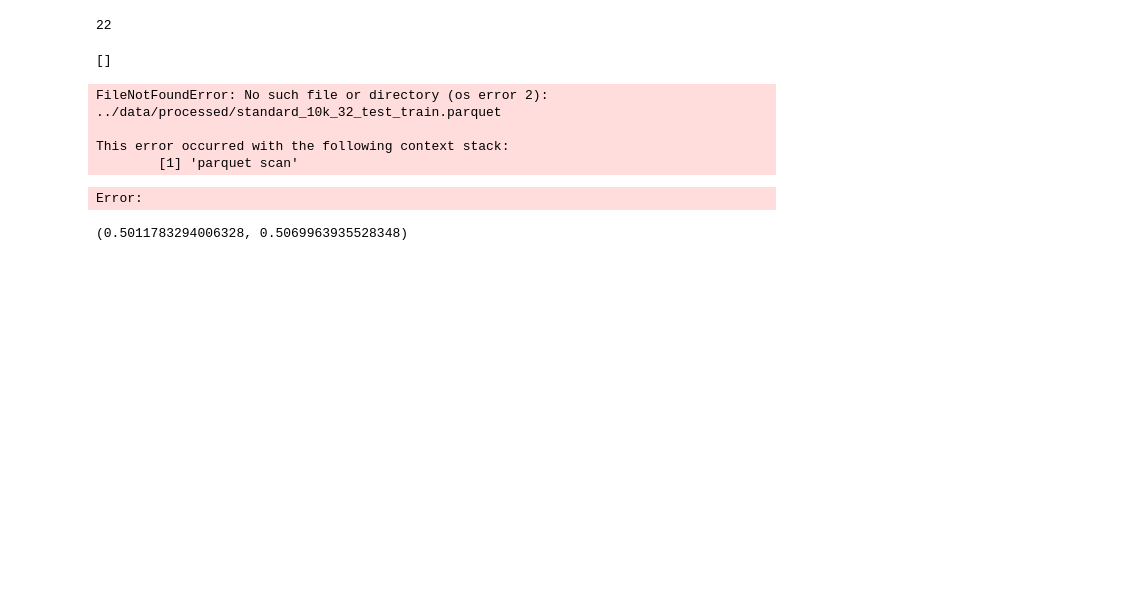
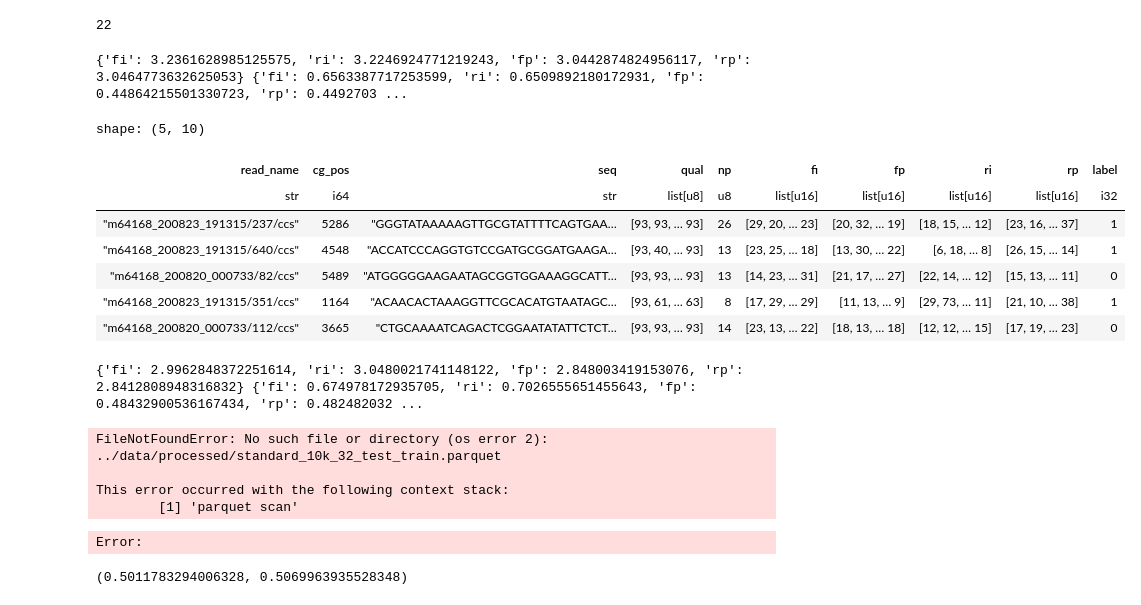
Before and after one commit to hcharlton/methyl-jepa, a Jupyter notebook: notebooks/explore-0.0.ipynb, the cells around one changed output. Drawn from its saved outputs; the diff is of its cells as text; code cells hidden in the pictures; blank space fills up the shorter version.

Commit message:
modify training dataset generator script to include np and qual tags for each sample. the training bam does not include sm/sx

```diff
--- a/notebooks/explore-0.0.ipynb
+++ b/notebooks/explore-0.0.ipynb
@@ -26,10 +64,64 @@ df.select('read_name').n_unique()
 # %% [output]
 22
 # %%
-templist = list(range(10))
-templist[]
+subset_q = (
+    pl.scan_parquet(os.path.expanduser('~/mutationalscanning/Workspaces/chcharlton/methyl-jepa/data/processed/standard_600k_32_train.parquet'),
+                    schema = {'read_name': pl.String,
+                              'cg_pos': pl.Int64,
+                              'seq': pl.String,
+                              'fi': pl.List(pl.UInt16),
+                              'fp': pl.List(pl.UInt16),
+                              'ri': pl.List(pl.UInt16),
+                              'rp': pl.List(pl.UInt16),
+                              'label': pl.Int32
+                              })
+    .head(1_000_000)
+    )
+
+KINETICS_FEATURES = ['fi', 'ri', 'fp', 'rp']
+subset_df = subset_q.collect()
+
+def compute_log_normalization_stats(df, features, epsilon=1):
+    means = {col: (df[col].explode() + epsilon).log().mean() for col in features}
+    stds = {col: (df[col].explode() + epsilon).log().explode().std() for col in features}
+    return means, stds
+
+train_means, train_stds = compute_log_normalization_stats(subset_df, KINETICS_FEATURES)
+print(train_means, train_stds)
 # %% [output]
-[]
+{'fi': 3.2361628985125575, 'ri': 3.2246924771219243, 'fp': 3.0442874824956117, 'rp': 3.0464773632625053} {'fi': 0.6563387717253599, 'ri': 0.6509892180172931, 'fp': 0.44864215501330723, 'rp': 0.4492703 ...
+# %%
+q = (pl.scan_parquet(os.path.expanduser('~/mutationalscanning/Workspaces/chcharlton/methyl-jepa/data/processed/standard_600k_32_v2_test_test.parquet'))
+     .head()
+)
+q.collect()
+# %% [output]
+shape: (5, 10)
+| read_name | cg_pos | seq | qual | np | fi | fp | ri | rp | label |
+| str | i64 | str | list[u8] | u8 | list[u16] | list[u16] | list[u16] | list[u16] | i32 |
+| "m64168_200823_191315/237/ccs" | 5286 | "GGGTATAAAAAGTTGCGTATTTTCAGTGAA… | [93, 93, … 93] | 26 | [29, 20, … 23] | [20, 32, … 19] | [18, 15, … 12] | [23, 16, … 37] | 1 |
+| "m64168_200823_191315/640/ccs" | 4548 | "ACCATCCCAGGTGTCCGATGCGGATGAAGA… | [93, 40, … 93] | 13 | [23, 25, … 18] | [13, 30, … 22] | [6, 18, … 8] | [26, 15, … 14] | 1 |
+| "m64168_200820_000733/82/ccs" | 5489 | "ATGGGGGAAGAATAGCGGTGGAAAGGCATT… | [93, 93, … 93] | 13 | [14, 23, … 31] | [21, 17, … 27] | [22, 14, … 12] | [15, 13, … 11] | 0 |
+| "m64168_200823_191315/351/ccs" | 1164 | "ACAACACTAAAGGTTCGCACATGTAATAGC… | [93, 61, … 63] | 8 | [17, 29, … 29] | [11, 13, … 9] | [29, 73, … 11] | [21, 10, … 38] | 1 |
+| "m64168_200820_000733/112/ccs" | 3665 | "CTGCAAAATCAGACTCGGAATATATTCTCT… | [93, 93, … 93] | 14 | [23, 13, … 22] | [18, 13, … 18] | [12, 12, … 15] | [17, 19, … 23] | 0 |
+# %%
+subset_q = (
+    pl.scan_parquet(os.path.expanduser('~/mutationalscanning/Workspaces/chcharlton/methyl-jepa/data/processed/null/martin_null_p0.24_n1m.parquet'))
+    .head(1_000_000)
+    )
+
+KINETICS_FEATURES = ['fi', 'ri', 'fp', 'rp']
+subset_df = subset_q.collect()
+
+def compute_log_normalization_stats(df, features, epsilon=1):
+    means = {col: (df[col].explode() + epsilon).log().mean() for col in features}
+    stds = {col: (df[col].explode() + epsilon).log().explode().std() for col in features}
+    return means, stds
+
+train_means, train_stds = compute_log_normalization_stats(subset_df, KINETICS_FEATURES)
+print(train_means, train_stds)
+# %% [output]
+{'fi': 2.9962848372251614, 'ri': 3.0480021741148122, 'fp': 2.848003419153076, 'rp': 2.8412808948316832} {'fi': 0.674978172935705, 'ri': 0.7026555651455643, 'fp': 0.48432900536167434, 'rp': 0.482482032 ...
 # %%
 df_train = pl.read_parquet('../data/processed/standard_10k_32_test_train.parquet')
 df_test = pl.read_parquet('../data/processed/standard_10k_32_test_test.parquet')
```
Also changed, not shown: parts of 5 cells of this notebook, 8 other files.
